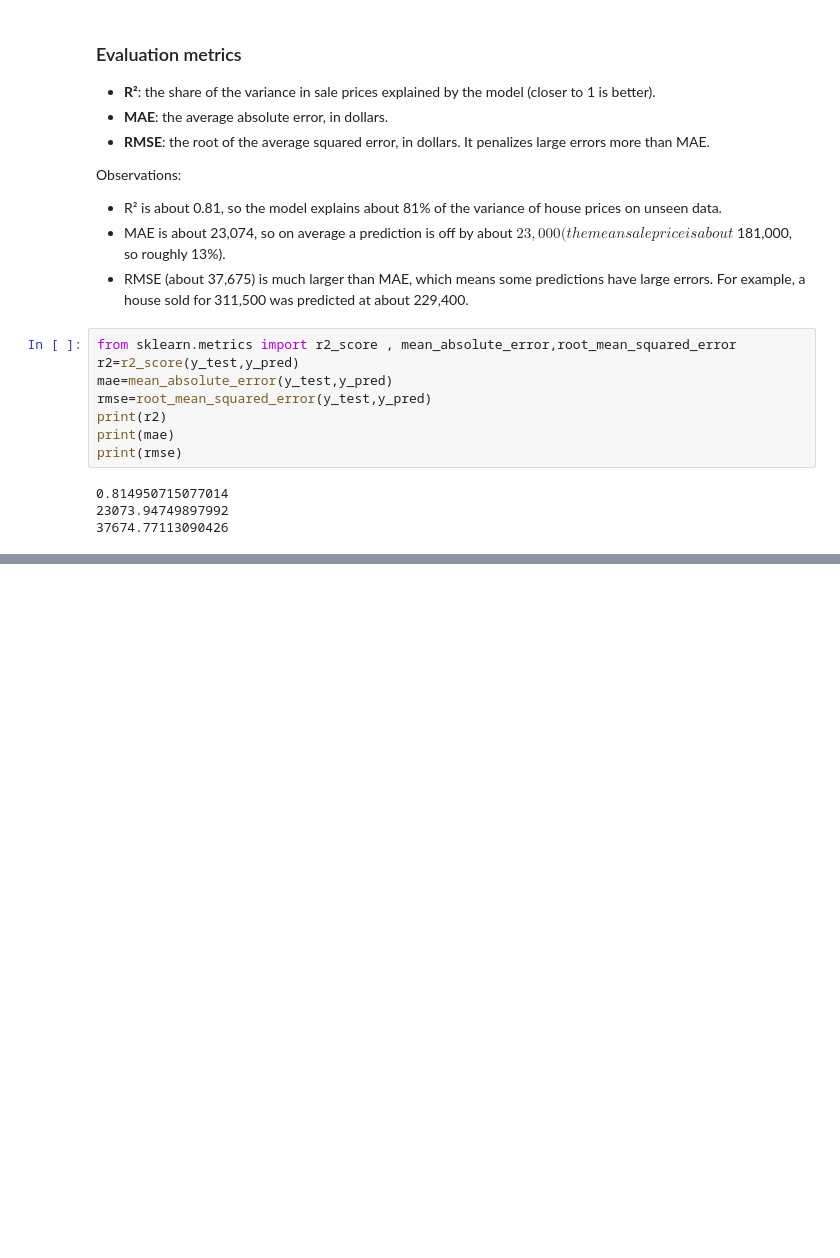
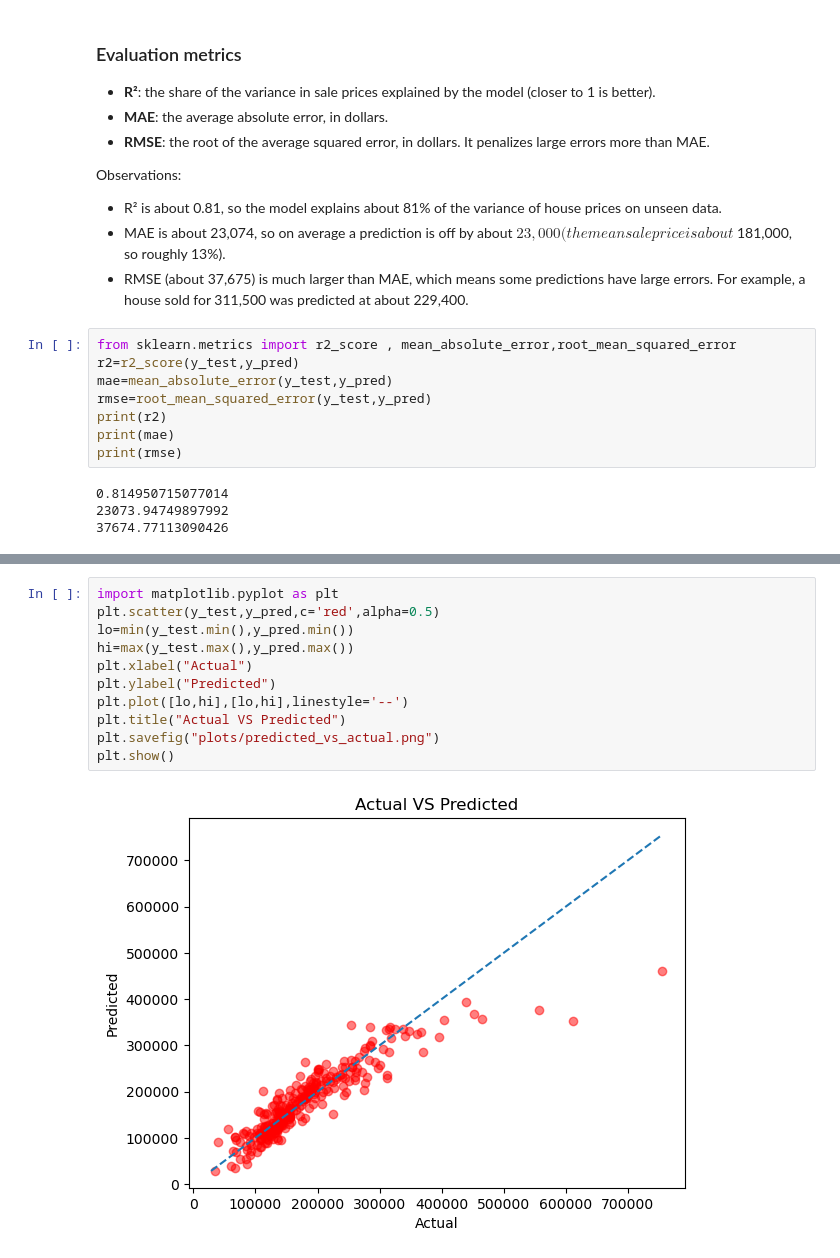
Before and after one commit to AliSadeghian2007/03-house-prices-multiple-regression-preprocessing, a Jupyter notebook: notebook.ipynb, the cells around one changed output, grey strips where cells are left out. Drawn from its saved outputs; the diff is of its cells as text; blank space fills up the shorter version.

Commit message:
feat: add predicted vs actual plot

```diff
--- a/notebook.ipynb
+++ b/notebook.ipynb
@@ -233,0 +245,13 @@ print(rmse)
+# %%
+import matplotlib.pyplot as plt
+plt.scatter(y_test,y_pred,c='red',alpha=0.5)
+lo=min(y_test.min(),y_pred.min())
+hi=max(y_test.max(),y_pred.max())
+plt.xlabel("Actual")
+plt.ylabel("Predicted")
+plt.plot([lo,hi],[lo,hi],linestyle='--')
+plt.title("Actual VS Predicted")
+plt.savefig("plots/predicted_vs_actual.png")
+plt.show()
+# %% [output]
+[figure, added]
```
Also changed, not shown: parts of 1 cell of this notebook, 1 other file.
